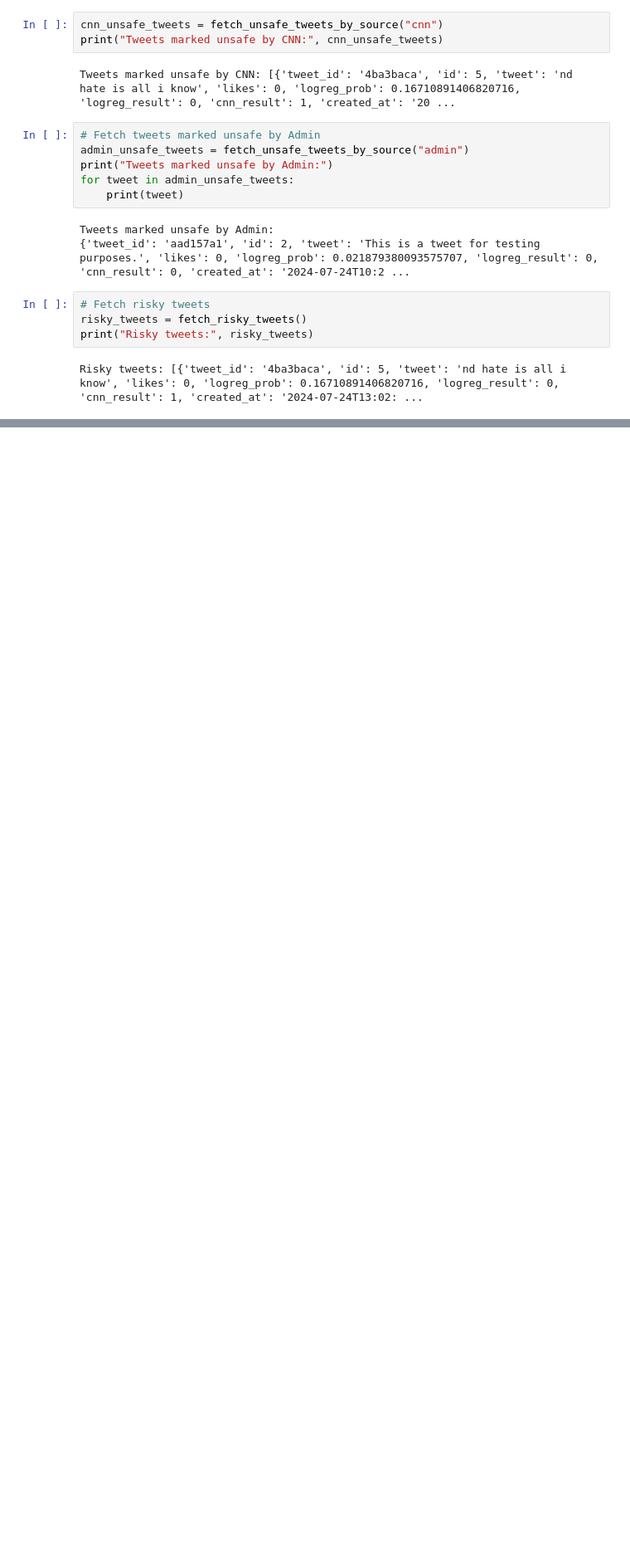
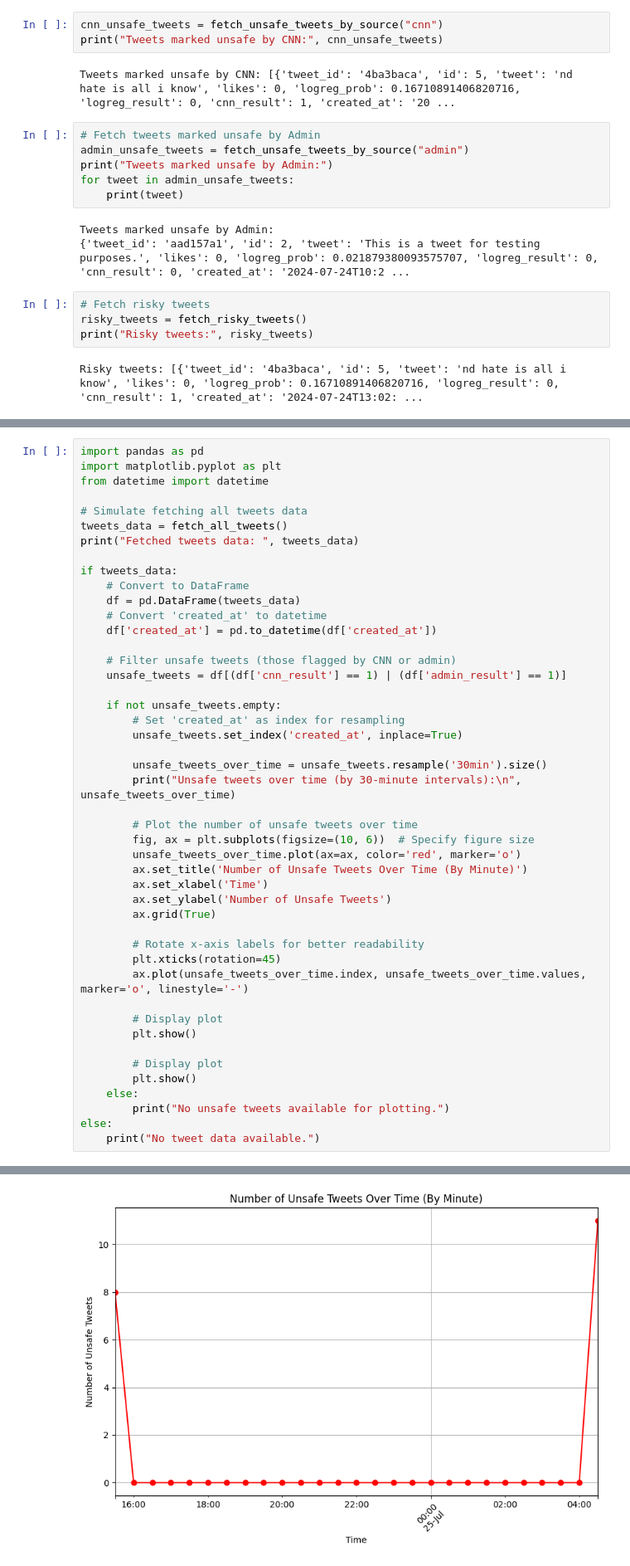
Before and after one commit to EPITA-LLMforHateSpeech/filtered-twitter, a Jupyter notebook: my_Twitter/frontend/user_simulation.ipynb, the cells around one changed output, grey strips where cells are left out. Shown: that part at 83% size. Saved outputs shown, nothing was run; the diff lists cells and outputs as text; blank space fills up the shorter version.

```diff
--- a/my_Twitter/frontend/user_simulation.ipynb
+++ b/my_Twitter/frontend/user_simulation.ipynb
@@ -393,0 +417,47 @@ Risky tweets: [{'tweet_id': '4ba3baca', 'id': 5, 'tweet': 'nd hate is all i know
+# %%
+import pandas as pd
+import matplotlib.pyplot as plt
+from datetime import datetime
+
+# Simulate fetching all tweets data
+tweets_data = fetch_all_tweets()
+print("Fetched tweets data: ", tweets_data)
+
+if tweets_data:
+    # Convert to DataFrame
+    df = pd.DataFrame(tweets_data)
+    # Convert 'created_at' to datetime
+    df['created_at'] = pd.to_datetime(df['created_at'])
+
+    # Filter unsafe tweets (those flagged by CNN or admin)
+    unsafe_tweets = df[(df['cnn_result'] == 1) | (df['admin_result'] == 1)]
+
+    if not unsafe_tweets.empty:
+        # Set 'created_at' as index for resampling
+        unsafe_tweets.set_index('created_at', inplace=True)
+
+        unsafe_tweets_over_time = unsafe_tweets.resample('30min').size()
+        print("Unsafe tweets over time (by 30-minute intervals):\n", unsafe_tweets_over_time)
+
+        # Plot the number of unsafe tweets over time
+        fig, ax = plt.subplots(figsize=(10, 6))  # Specify figure size
+        unsafe_tweets_over_time.plot(ax=ax, color='red', marker='o')
+        ax.set_title('Number of Unsafe Tweets Over Time (By Minute)')
+        ax.set_xlabel('Time')
+        ax.set_ylabel('Number of Unsafe Tweets')
+        ax.grid(True)
+
+        # Rotate x-axis labels for better readability
+        plt.xticks(rotation=45)
+        ax.plot(unsafe_tweets_over_time.index, unsafe_tweets_over_time.values, marker='o', linestyle='-')
+
+        # Display plot
+        plt.show()
+
+        # Display plot
+        plt.show()
+    else:
+        print("No unsafe tweets available for plotting.")
+else:
+    print("No tweet data available.")
+# %% [output]
@@ -393,0 +481 @@ Risky tweets: [{'tweet_id': '4ba3baca', 'id': 5, 'tweet': 'nd hate is all i know
+[figure, added]
```
Also changed, not shown: parts of 12 cells of this notebook, 5 other files.
